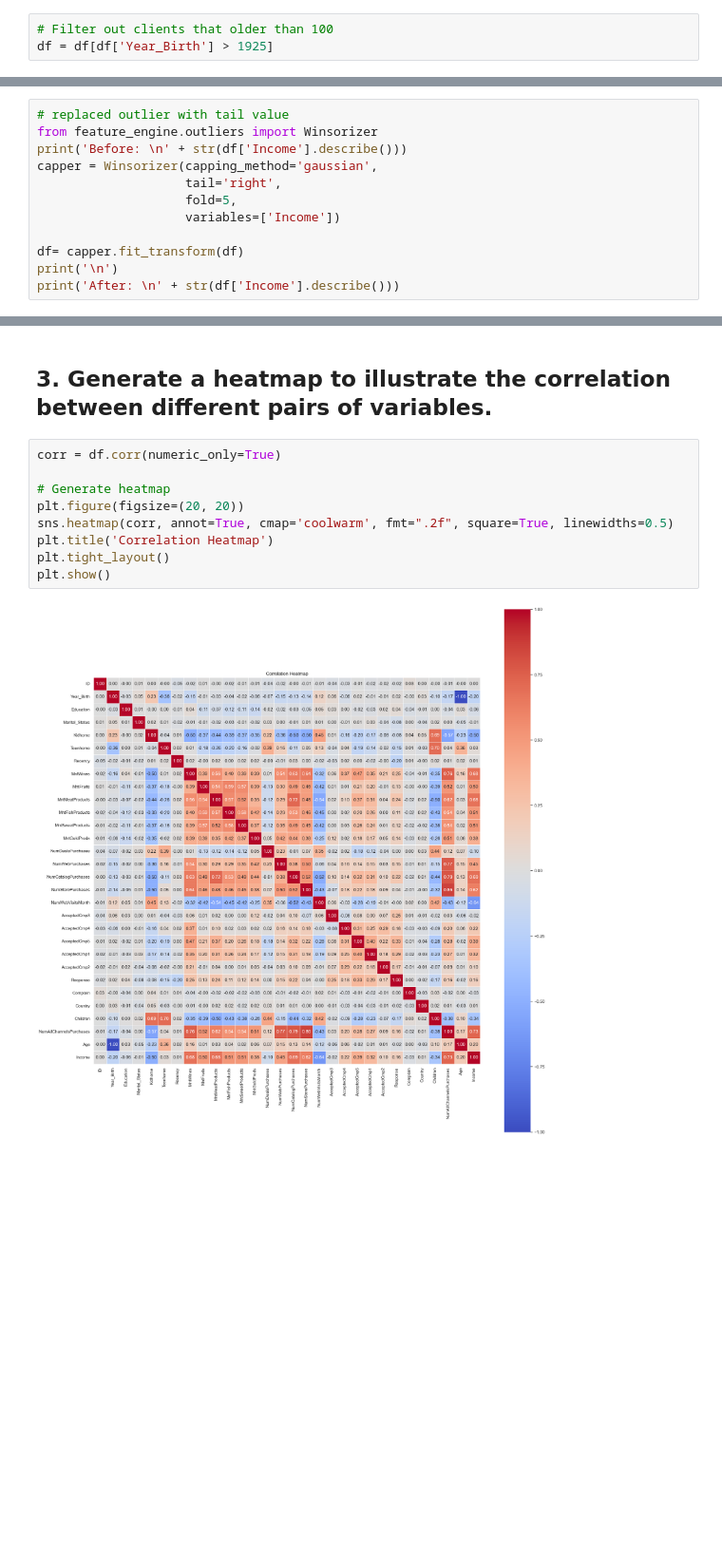
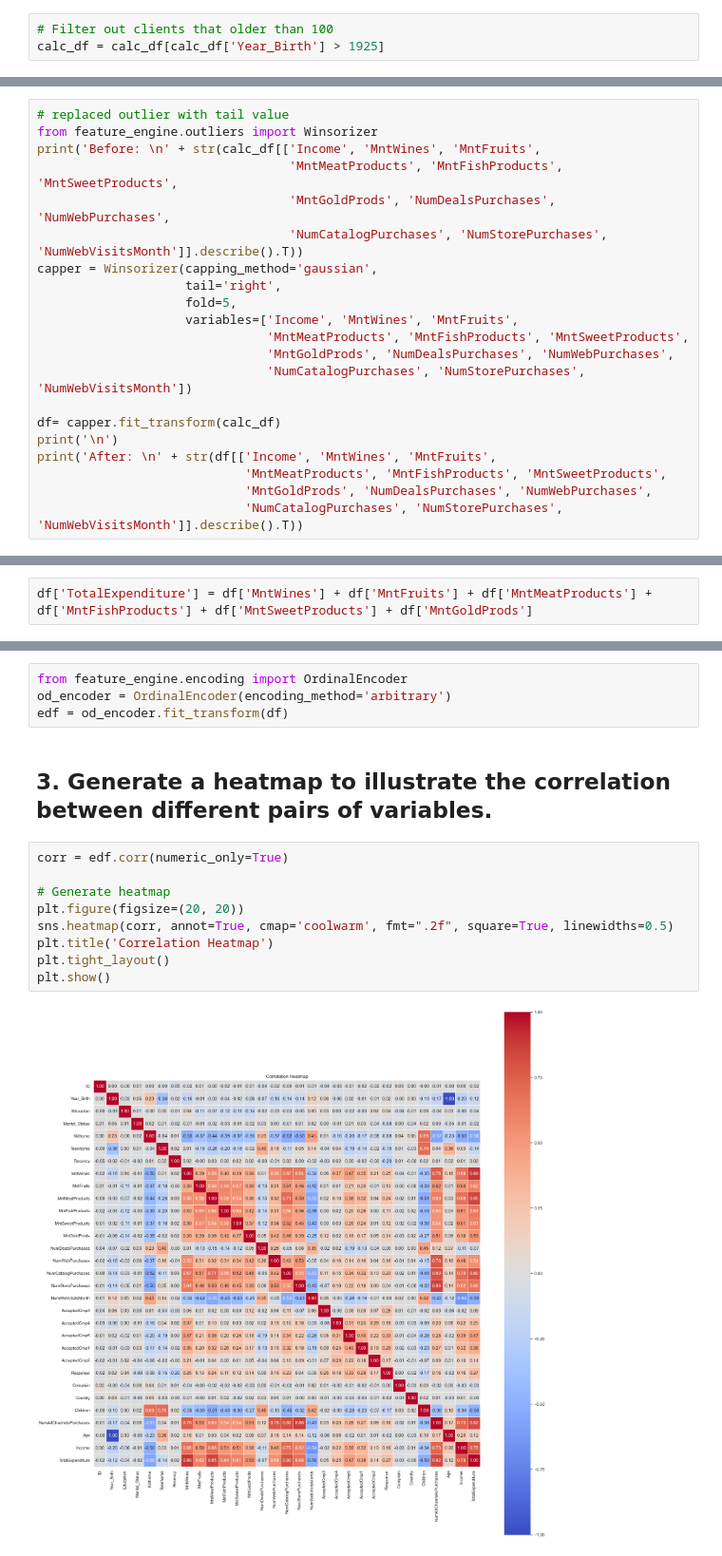
Before and after one commit to annapoltavets/ml-and-engineering-docs, a Jupyter notebook: caltech/module2-statistics/marketing_campaign/Marketing_EDA.ipynb, the cells around one changed output, grey strips where cells are left out. Shown at 95% size. Cells and saved outputs as stored; diff of their text form; blank space fills up the shorter version.

```diff
--- a/caltech/module2-statistics/marketing_campaign/Marketing_EDA.ipynb
+++ b/caltech/module2-statistics/marketing_campaign/Marketing_EDA.ipynb
@@ -280,4 +259,4 @@ sns.histplot(df['Year_Birth'], ax=axes[1])
 *__Year_Birth__: has outliers, data looks biased as we have more clients birth between 1970s and 1980s, which may reflect the country's population distribution*
 # %%
 # Filter out clients that older than 100
-df = df[df['Year_Birth'] > 1925]
+calc_df = calc_df[calc_df['Year_Birth'] > 1925]
@@ -296,14 +312,23 @@ plt.show()
 # %%
 # replaced outlier with tail value
 from feature_engine.outliers import Winsorizer
-print('Before: \n' + str(df['Income'].describe()))
+print('Before: \n' + str(calc_df[['Income', 'MntWines', 'MntFruits',
+                                  'MntMeatProducts', 'MntFishProducts', 'MntSweetProducts',
+                                  'MntGoldProds', 'NumDealsPurchases', 'NumWebPurchases',
+                                  'NumCatalogPurchases', 'NumStorePurchases', 'NumWebVisitsMonth']].describe().T))
 capper = Winsorizer(capping_method='gaussian',
                     tail='right',
                     fold=5,
-                    variables=['Income'])
+                    variables=['Income', 'MntWines', 'MntFruits',
+                               'MntMeatProducts', 'MntFishProducts', 'MntSweetProducts',
+                               'MntGoldProds', 'NumDealsPurchases', 'NumWebPurchases',
+                               'NumCatalogPurchases', 'NumStorePurchases', 'NumWebVisitsMonth'])
 
-df= capper.fit_transform(df)
+df= capper.fit_transform(calc_df)
 print('\n')
-print('After: \n' + str(df['Income'].describe()))
+print('After: \n' + str(df[['Income', 'MntWines', 'MntFruits',
+                            'MntMeatProducts', 'MntFishProducts', 'MntSweetProducts',
+                            'MntGoldProds', 'NumDealsPurchases', 'NumWebPurchases',
+                            'NumCatalogPurchases', 'NumStorePurchases', 'NumWebVisitsMonth']].describe().T))
 # %% [output]
 Before:
@@ -356,0 +370,2 @@ plt.show()
+# %%
+df['TotalExpenditure'] = df['MntWines'] + df['MntFruits'] + df['MntMeatProducts'] + df['MntFishProducts'] + df['MntSweetProducts'] + df['MntGoldProds']
@@ -357,13 +374,17 @@ plt.show()
+# %%
+from feature_engine.encoding import OrdinalEncoder
+od_encoder = OrdinalEncoder(encoding_method='arbitrary')
+edf = od_encoder.fit_transform(df)
 # %% [markdown]
 ## 3. Generate a heatmap to illustrate the correlation between different pairs of variables.
 # %%
-corr = df.corr(numeric_only=True)
+corr = edf.corr(numeric_only=True)
 
 # Generate heatmap
 plt.figure(figsize=(20, 20))
 sns.heatmap(corr, annot=True, cmap='coolwarm', fmt=".2f", square=True, linewidths=0.5)
 plt.title('Correlation Heatmap')
 plt.tight_layout()
 plt.show()
 # %% [output]
-[figure, old version]
+[figure, new version]
```
Also changed, not shown: parts of 74 cells of this notebook, 1 other file.
